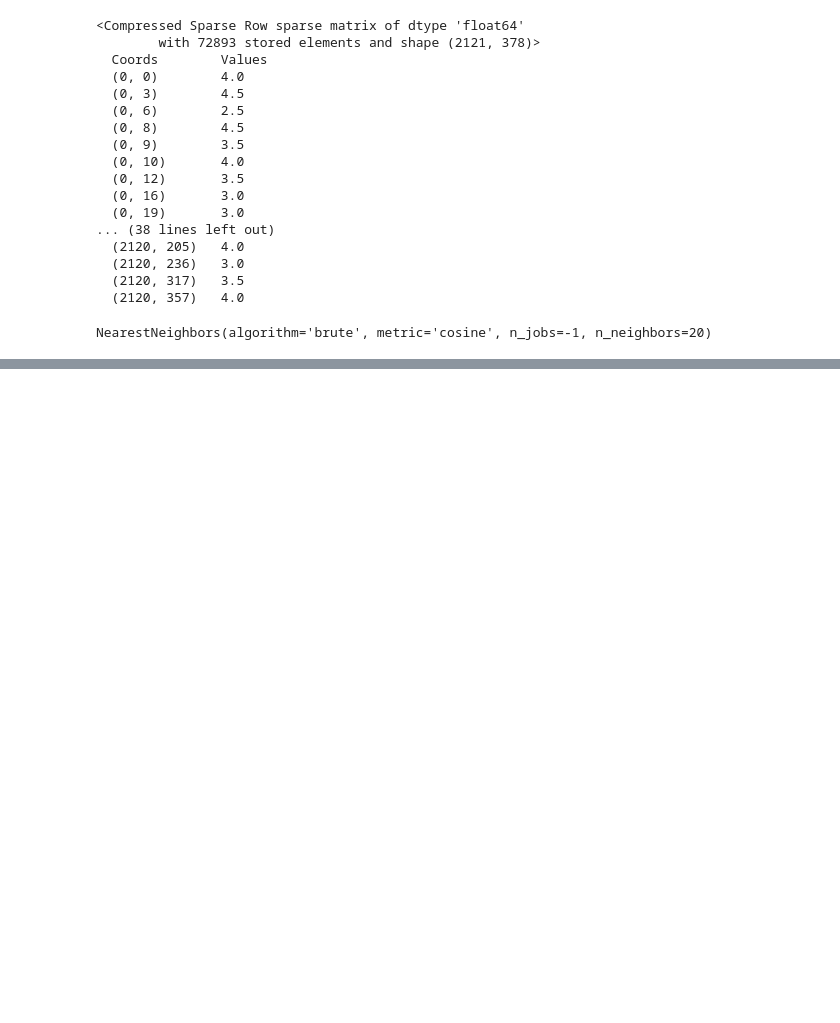
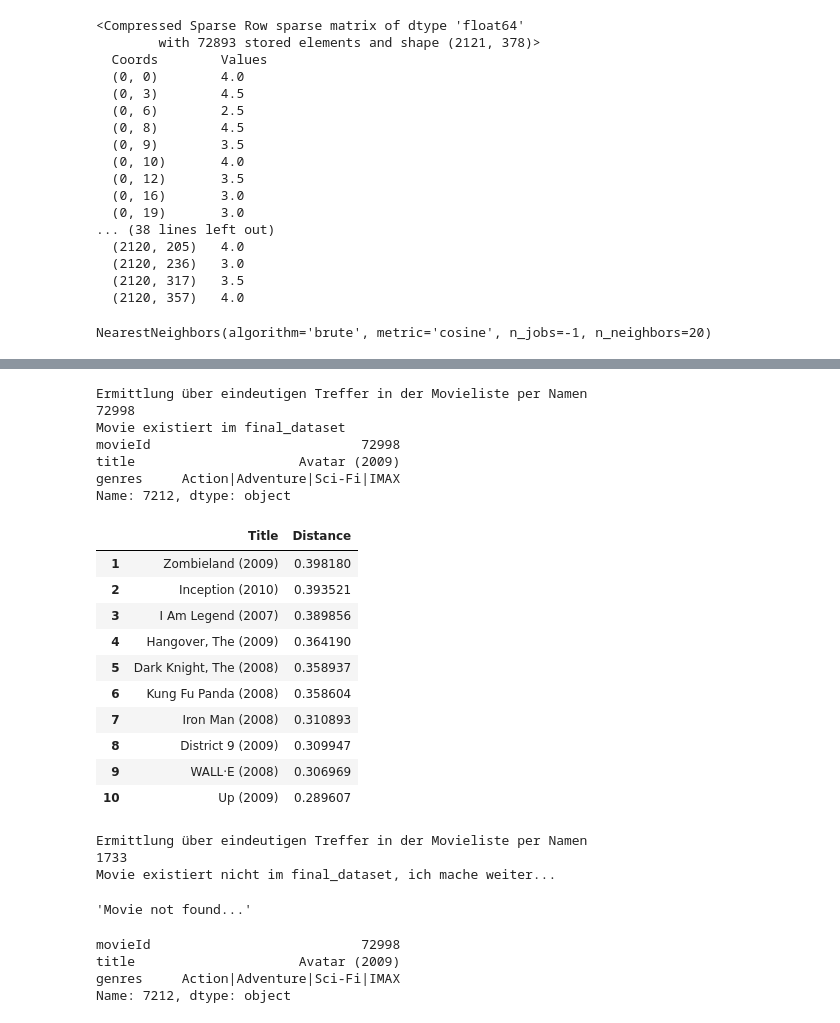
Before and after one commit to marcushsv/Movie-Recommender-Asaai, a Jupyter notebook: Movie Recommendation System.ipynb, the cells around one changed output, grey strips where cells are left out. Saved outputs shown, nothing was run; the diff lists cells and outputs as text; code cells hidden in the pictures; blank space fills up the shorter version.

```diff
--- a/Movie Recommendation System.ipynb
+++ b/Movie Recommendation System.ipynb
@@ -256,0 +242,35 @@ get_recommendation("spider-man")
+# %%
+def get_recommendation4(movie_name):
+    # Eindeutiger Name in Movies vorhanden?
+    # Suche nach einem Filmtitel, unabhängig von Groß- und Kleinschreibung
+    movie_list = movies[movies['title'].str.lower().str.contains(movie_name.lower())]
+
+    if len(movie_list):
+        print("Ermittlung über eindeutigen Treffer in der Movieliste per Namen")
+
+    else:
+        print("Ermittlung über Soundex in der Movieliste versuchen")
+
+        # Berechne den Soundex-Wert des eingegebenen Filmtitels
+        input_movie_name_soundex = soundex(movie_name)
+        # Berechne den Soundex-Wert für jeden Filmtitel in der Spalte 'title'
+        movies['soundex'] = movies['title'].apply(soundex)
+
+        # Finde Filme, deren Soundex-Wert mit dem eingegebenen Wert übereinstimmt
+        movie_list = movies[movies['soundex'] == input_movie_name_soundex]
+        # movie_liste auf Filme der final_dataset reduzieren.
+        # Filtere nur die Zeilen, deren movieId im final_dataset existiert
+        movie_list = movie_list[movie_list['movieId'].isin(final_dataset['movieId'].values)]
+        print("movie_liste ist gefiltert auf nur existierende Filme im final_dataset mit gleichem Sonudex")
+        print( movie_list)
+
+        # hier müsste der Anweder aus der movie_list einen Auswählen.
+        match len(movie_list):
+            case 0:
+                return "Kein passender Film gefunden. Bitte überprüfe die Eingabe."
+            case 1:
+                return resultChecker(movie_list)
+            case _:
+                movie_list = userChoice(movie_list)
+
+    return resultChecker(movie_list)
@@ -256,0 +322,36 @@ get_recommendation("spider-man")
+# %%
+get_recommendation4("Avatar") #fehler Bsp. Avater eintippen.
+# %% [output]
+Ermittlung über eindeutigen Treffer in der Movieliste per Namen
+72998
+Movie existiert im final_dataset
+movieId                           72998
+title                     Avatar (2009)
+genres     Action|Adventure|Sci-Fi|IMAX
+Name: 7212, dtype: object
+|  | Title | Distance |
+| 1 | Zombieland (2009) | 0.398180 |
+| 2 | Inception (2010) | 0.393521 |
+| 3 | I Am Legend (2007) | 0.389856 |
+| 4 | Hangover, The (2009) | 0.364190 |
+| 5 | Dark Knight, The (2008) | 0.358937 |
+| 6 | Kung Fu Panda (2008) | 0.358604 |
+| 7 | Iron Man (2008) | 0.310893 |
+| 8 | District 9 (2009) | 0.309947 |
+| 9 | WALL·E (2008) | 0.306969 |
+| 10 | Up (2009) | 0.289607 |
+# %%
+get_recommendation4("afterglow")
+# %% [output]
+Ermittlung über eindeutigen Treffer in der Movieliste per Namen
+1733
+Movie existiert nicht im final_dataset, ich mache weiter...
+'Movie not found...'
+# %%
+movie_row = movies[movies['movieId'] == 72998].iloc[0]
+print(movie_row)
+# %% [output]
+movieId                           72998
+title                     Avatar (2009)
+genres     Action|Adventure|Sci-Fi|IMAX
+Name: 7212, dtype: object
```
Also changed, not shown: parts of 15 cells of this notebook.
